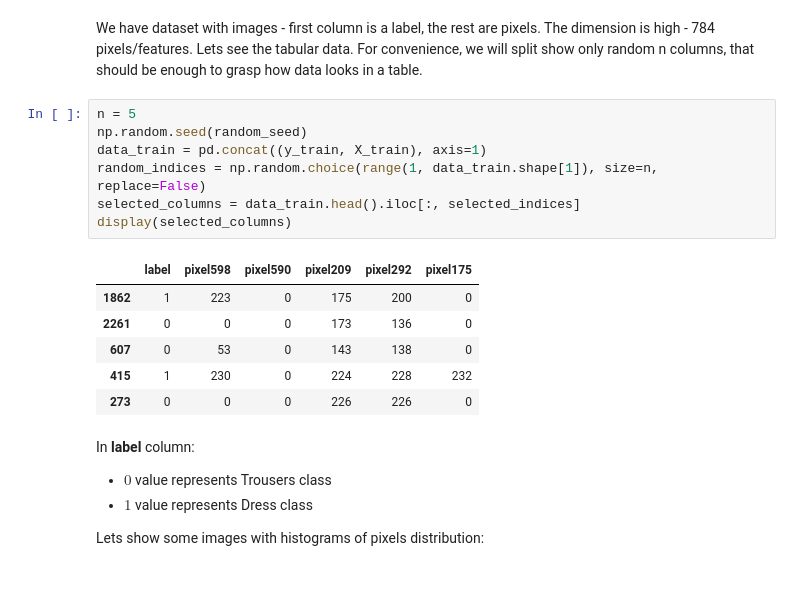
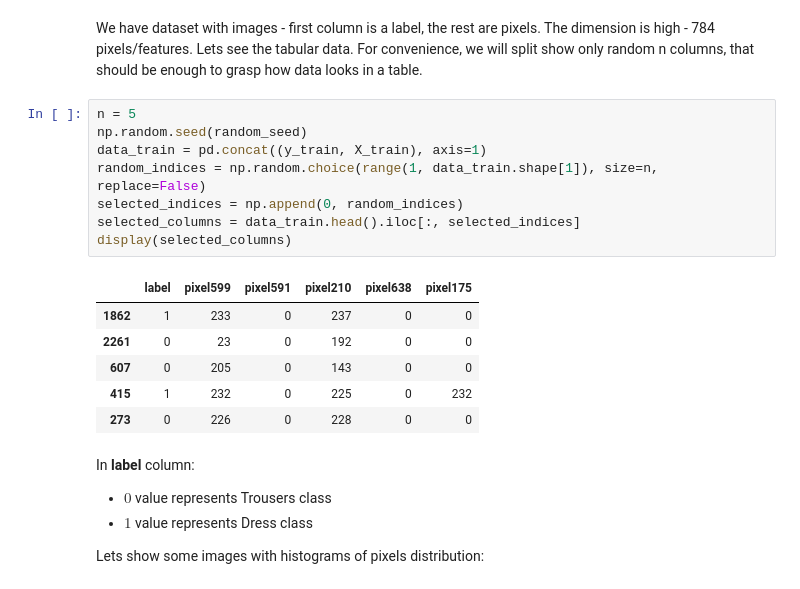
Before and after one commit to nickobard/Machine-Learning-II, a Jupyter notebook: 01/homework_01_B232.ipynb, the cells around one changed output. Cells and saved outputs as stored; diff of their text form.

```diff
--- a/01/homework_01_B232.ipynb
+++ b/01/homework_01_B232.ipynb
@@ -106,17 +106,18 @@ Lets see the tabular data. For convenience, we will split show only random n col
 # %%
 n = 5
 np.random.seed(random_seed)
 data_train = pd.concat((y_train, X_train), axis=1)
 random_indices = np.random.choice(range(1, data_train.shape[1]), size=n, replace=False)
+selected_indices = np.append(0, random_indices)
 selected_columns = data_train.head().iloc[:, selected_indices]
 display(selected_columns)
 # %% [output]
-|  | label | pixel598 | pixel590 | pixel209 | pixel292 | pixel175 |
-| 1862 | 1 | 223 | 0 | 175 | 200 | 0 |
-| 2261 | 0 | 0 | 0 | 173 | 136 | 0 |
-| 607 | 0 | 53 | 0 | 143 | 138 | 0 |
-| 415 | 1 | 230 | 0 | 224 | 228 | 232 |
-| 273 | 0 | 0 | 0 | 226 | 226 | 0 |
+|  | label | pixel599 | pixel591 | pixel210 | pixel638 | pixel175 |
+| 1862 | 1 | 233 | 0 | 237 | 0 | 0 |
+| 2261 | 0 | 23 | 0 | 192 | 0 | 0 |
+| 607 | 0 | 205 | 0 | 143 | 0 | 0 |
+| 415 | 1 | 232 | 0 | 225 | 0 | 232 |
+| 273 | 0 | 226 | 0 | 228 | 0 | 0 |
 # %% [markdown]
 In **label** column:
 - $0$ value represents Trousers class
```
